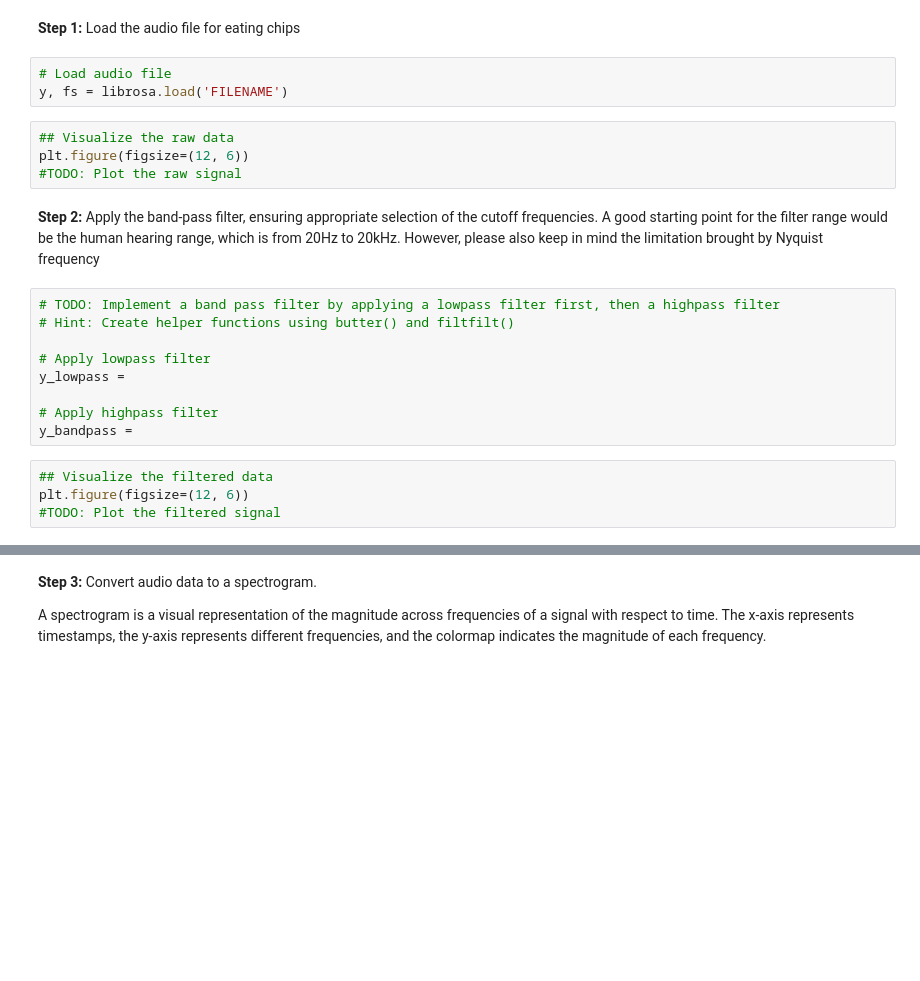
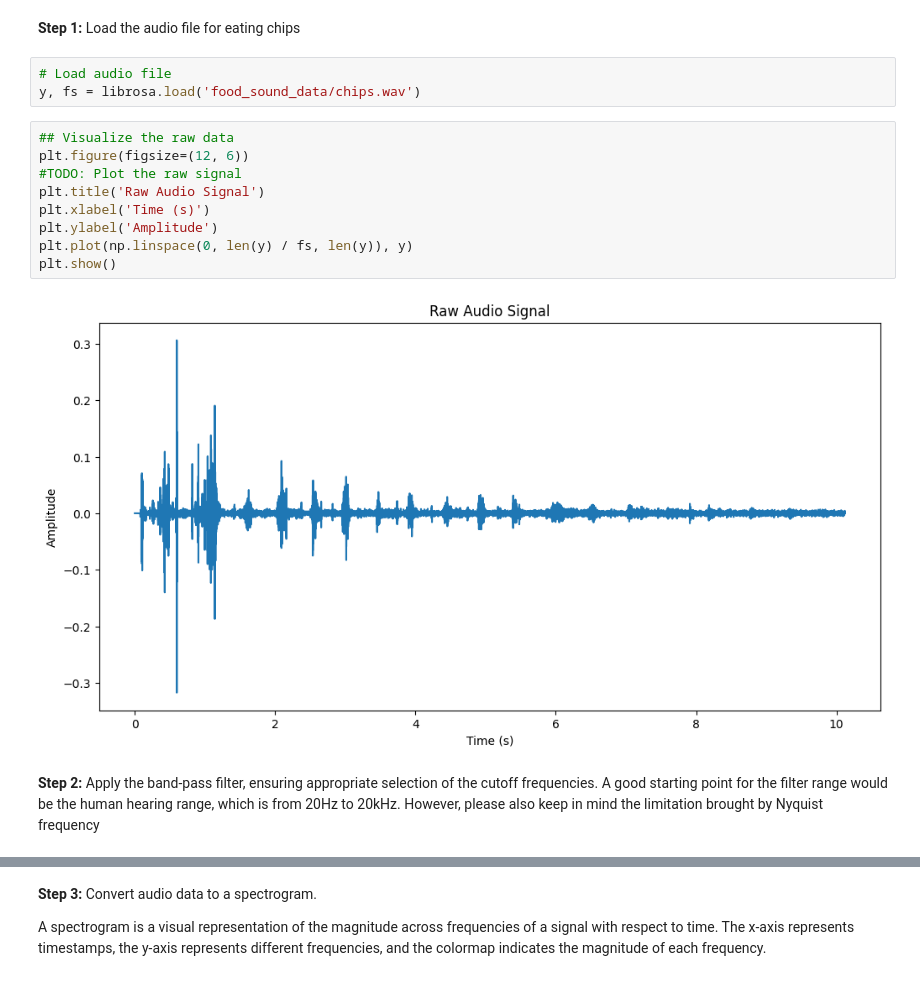
Before and after one commit to achen632/health-sensing, a Jupyter notebook: lab3/HSI Lab 3 - food sounds.ipynb, the cells around one changed output, grey strips where cells are left out. Cells and saved outputs as stored; diff of their text form; blank space fills up the shorter version.

```diff
--- a/lab3/HSI Lab 3 - food sounds.ipynb
+++ b/lab3/HSI Lab 3 - food sounds.ipynb
@@ -17,24 +17,18 @@ import matplotlib.pyplot as plt
 **Step 1:** Load the audio file for eating chips
 # %%
 # Load audio file
-y, fs = librosa.load('FILENAME')
+y, fs = librosa.load('food_sound_data/chips.wav')
 # %%
 ## Visualize the raw data
 plt.figure(figsize=(12, 6))
 #TODO: Plot the raw signal
+plt.title('Raw Audio Signal')
+plt.xlabel('Time (s)')
+plt.ylabel('Amplitude')
+plt.plot(np.linspace(0, len(y) / fs, len(y)), y)
+plt.show()
+# %% [output]
+[figure, added]
 # %% [markdown]
 **Step 2:** Apply the band-pass filter, ensuring appropriate selection of the cutoff frequencies.
 A good starting point for the filter range would be the human hearing range, which is from 20Hz to 20kHz. However, please also keep in mind the limitation brought by Nyquist frequency
-# %%
-# TODO: Implement a band pass filter by applying a lowpass filter first, then a highpass filter
-# Hint: Create helper functions using butter() and filtfilt()
-
-# Apply lowpass filter
-y_lowpass =
-
-# Apply highpass filter
-y_bandpass =
-# %%
-## Visualize the filtered data
-plt.figure(figsize=(12, 6))
-#TODO: Plot the filtered signal
```
Also changed, not shown: parts of 10 cells of this notebook, 2 other files.
